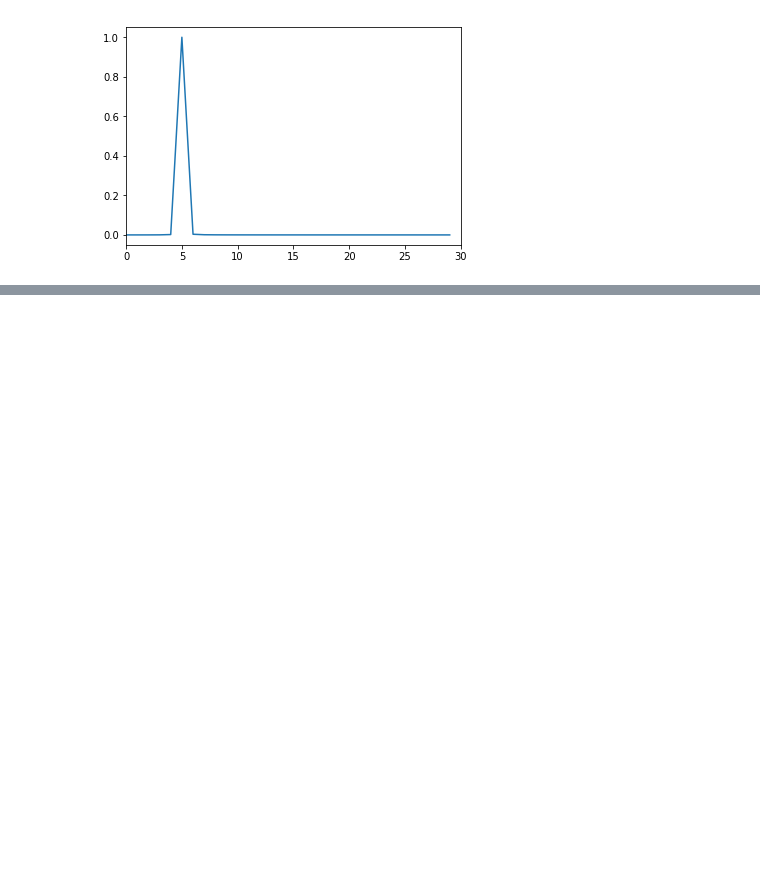
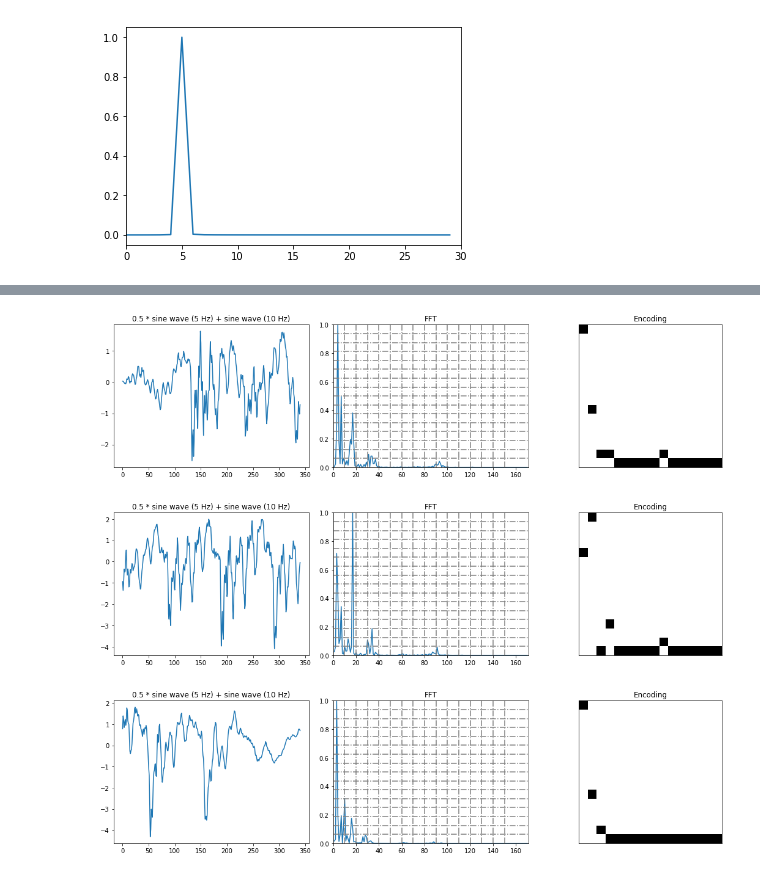
Before and after one commit to marionleborgne/frequency-encoder, a Jupyter notebook: analysis.ipynb, the cells around one changed output, grey strips where cells are left out. Cells and saved outputs as stored; diff of their text form; code cells hidden in the pictures; blank space fills up the shorter version.

```diff
--- a/analysis.ipynb
+++ b/analysis.ipynb
@@ -204,8 +222,12 @@ Freq bin 4: [1 0 0 0 0]
 # %%
 n_chunks = 3
 chunk_w = len(data)/ n_chunks
 
 for i in range(n_chunks):
-    chunk = data[i*chunk_w:(i+1)*chunk_w]
-
-    # encoding = ### code here
+    inputData = data[i*chunk_w:(i+1)*chunk_w]
+    encoding = encoder.encode(inputData)
+    plot_encoding(inputData, encoding, title)
+# %% [output]
+[figure, added]
+[figure, added]
+[figure, added]
```
Also changed, not shown: parts of 11 cells of this notebook, 1 other file.
